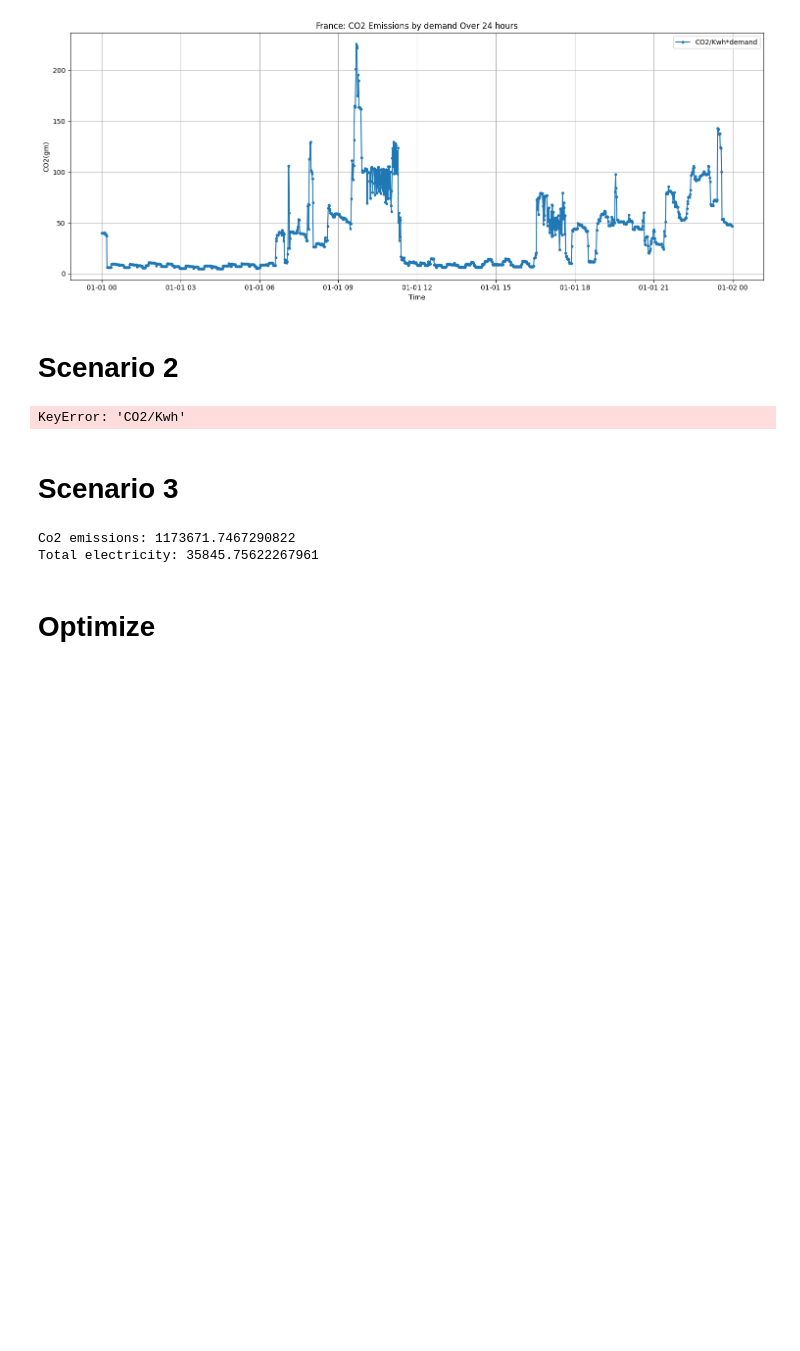
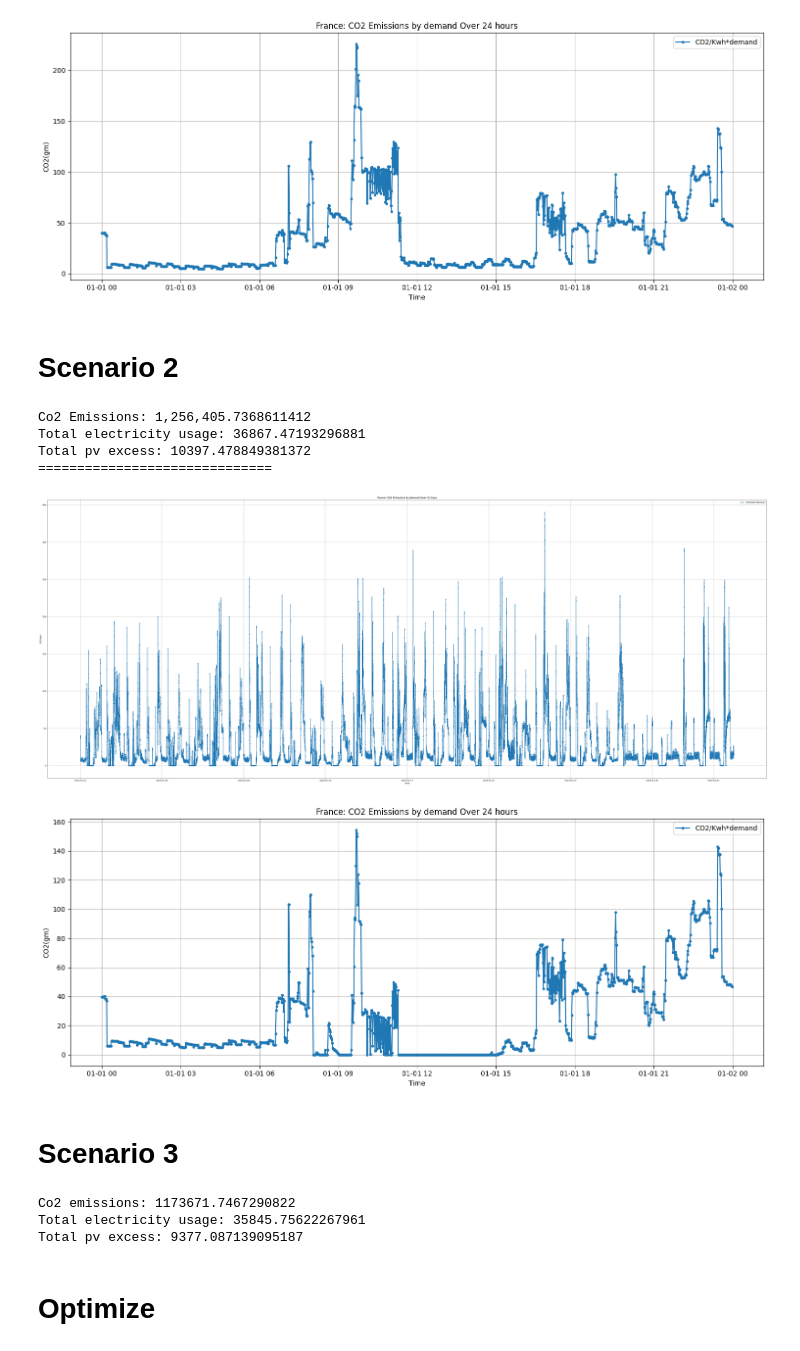
Before and after one commit to shrnsubedi/system-engineering, a Jupyter notebook: notebook.ipynb, the cells around one changed output. Saved outputs shown, nothing was run; the diff lists cells and outputs as text; code cells hidden in the pictures; blank space fills up the shorter version.

Commit message:
- [x] pv excess

```diff
--- a/notebook.ipynb
+++ b/notebook.ipynb
@@ -138,37 +138,44 @@ Total electricity usage: 50559.579999999994
 # %%
 # Multiply the two DataFrames
 net_kw_df = demand_df.values - pv_df.values
+excess_df = net_kw_df[net_kw_df < 0]
 net_kw_df[net_kw_df < 0] = 0
 result_df_grid = pd.DataFrame(co2_df.values*net_kw_df)
 time_index = pd.date_range(start='2023-01-01', periods=len(co2_df['CO2/Kwh']), freq='1T')
 # Plot the result data
 
 plt.figure(figsize=(50, 20))
 plt.plot(time_index, result_df_grid, linestyle='-', marker='o', markersize=3, label='CO2/Kwh*demand')
 plt.xlabel('Time')
 plt.ylabel('CO2(gm)')
 plt.title('France: CO2 Emissions by demand Over 31 Days')
 plt.grid(True)
 plt.legend()
 plt.tight_layout()
 
 value = result_df_grid.sum()[0]
 print(f'Co2 Emissions: {value:,}')
 print(f'Total electricity usage: {net_kw_df.sum()}')
+print(f'Total pv excess: {abs(excess_df.sum())}')
 
 print("="*30)
 result_df_grid_24 = result_df_grid.iloc[:24*60]
 time_index = pd.date_range(start='2023-01-01', periods=len(result_df_grid_24), freq='1T')
 plt.figure(figsize=(15, 6))
 plt.plot(time_index, result_df_grid_24, linestyle='-', marker='o', markersize=3, label='CO2/Kwh*demand')
 plt.xlabel('Time')
 plt.ylabel('CO2(gm)')
 plt.title('France: CO2 Emissions by demand Over 24 hours')
 plt.grid(True)
 plt.legend()
 plt.tight_layout()
 # %% [output]
-KeyError: 'CO2/Kwh'
+Co2 Emissions: 1,256,405.7368611412
+Total electricity usage: 36867.47193296881
+Total pv excess: 10397.478849381372
+==============================
+[figure, added]
+[figure, added]
 # %% [markdown]
 # Scenario 3
 # %%
@@ -185,12 +192,13 @@ pv_values = pv_df.iloc[:, 0].tolist()
 net_kw = []
 battery_storage = 0
 battery_limit = 13.5
-
+excess = 0
 for i in range(len(co2_values)):
     net_value = demand_values[i] - pv_values[i]
     if net_value < 0:
         battery_storage += abs(net_value)
         if battery_storage > 13.5:
+            excess += (battery_storage - battery_limit)
             battery_storage = 13.5
     else:
         if battery_storage >= net_value:
@@ -202,9 +210,11 @@ for i in range(len(co2_values)):
 
 total_co2 = sum(co2 * kw for co2, kw in zip(co2_values, net_kw))
 print(f'Co2 emissions: {total_co2}')
-print(f'Total electricity: {sum(net_kw)}')
+print(f'Total electricity usage: {sum(net_kw)}')
+print(f'Total pv excess: {excess}')
 # %% [output]
 Co2 emissions: 1173671.7467290822
-Total electricity: 35845.75622267961
+Total electricity usage: 35845.75622267961
+Total pv excess: 9377.087139095187
 # %% [markdown]
 # Optimize
```
Also changed, not shown: 3 other files.
